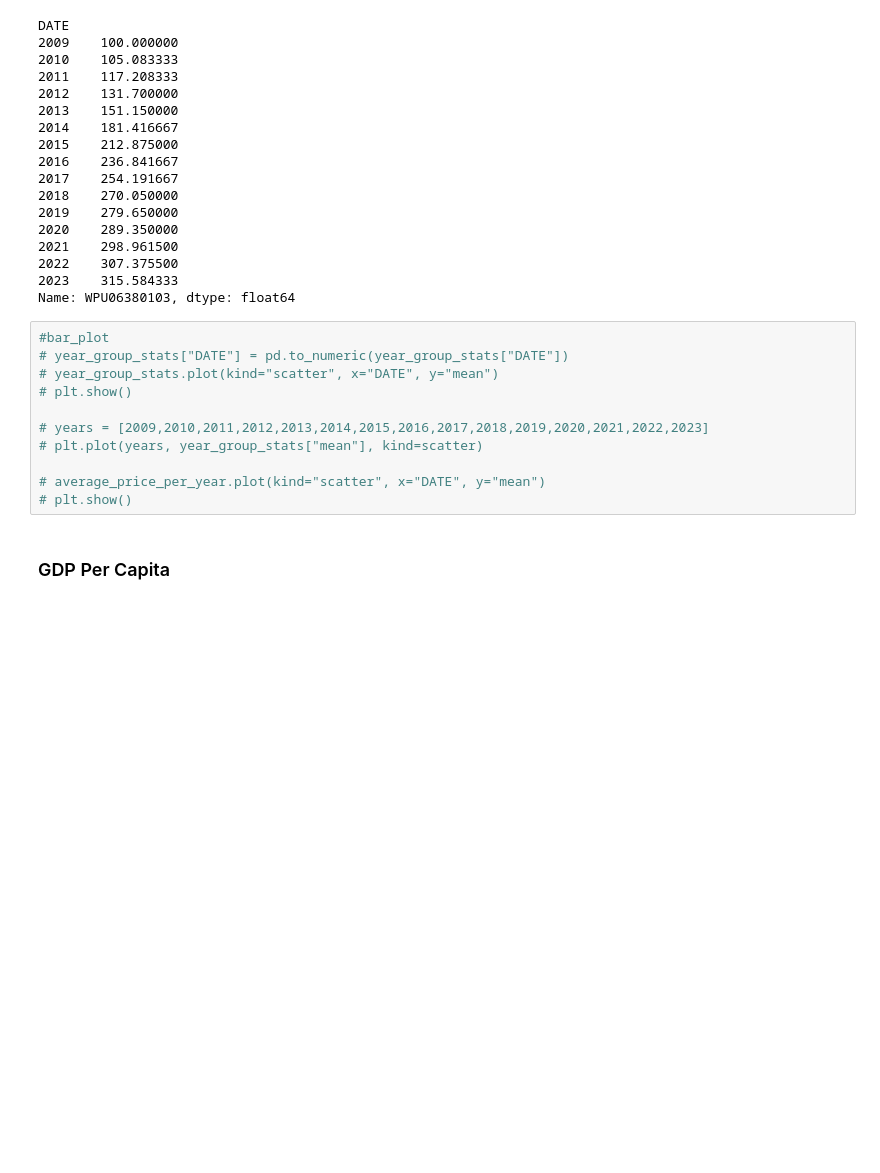
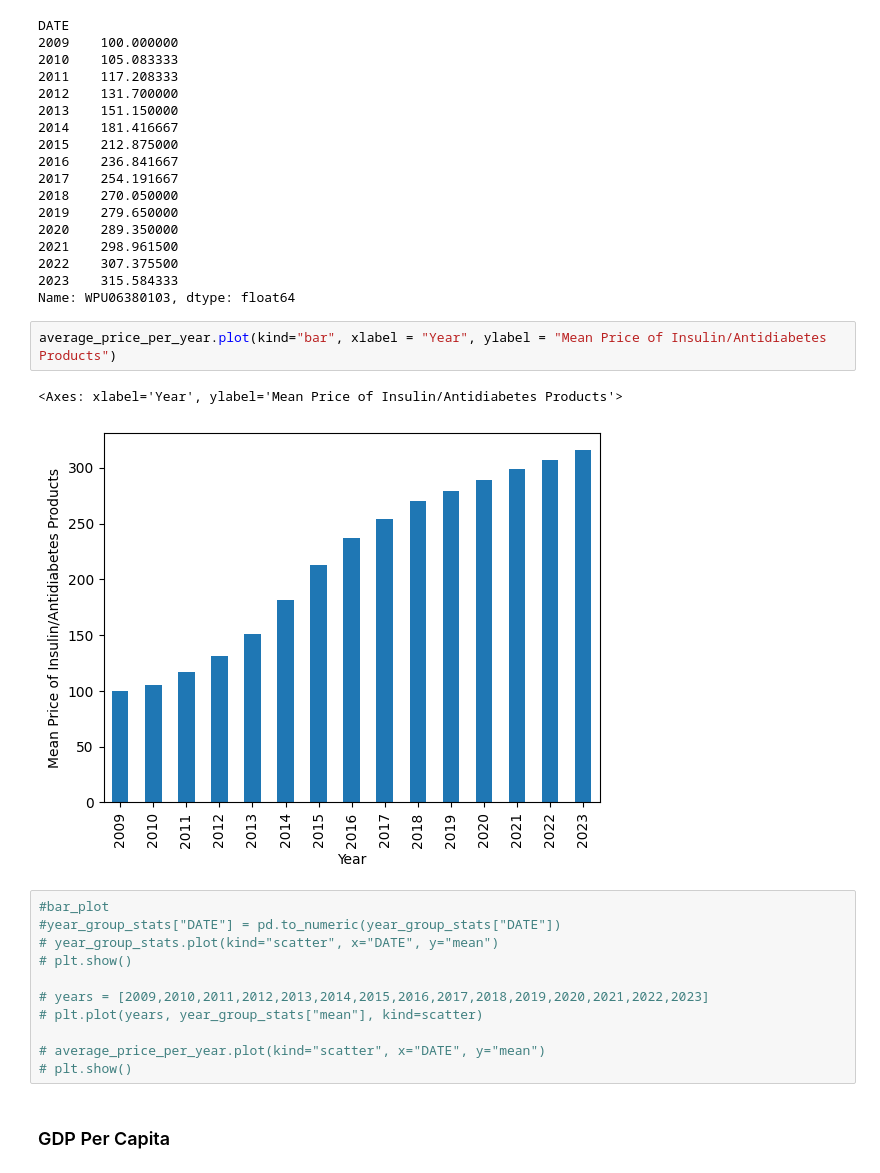
Before and after one commit to isabelmwork/Project1_Diabetes, a Jupyter notebook: Insulin Price vs. GDP.ipynb, the cells around one changed output. Saved outputs shown, nothing was run; the diff lists cells and outputs as text; blank space fills up the shorter version.

Commit message:
added bar plot

```diff
--- a/Insulin Price vs. GDP.ipynb
+++ b/Insulin Price vs. GDP.ipynb
@@ -131,9 +131,14 @@ DATE
 2022    307.375500
 2023    315.584333
 Name: WPU06380103, dtype: float64
+# %%
+average_price_per_year.plot(kind="bar", xlabel = "Year", ylabel = "Mean Price of Insulin/Antidiabetes Products")
+# %% [output]
+<Axes: xlabel='Year', ylabel='Mean Price of Insulin/Antidiabetes Products'>
+[figure, added]
 # %%
 #bar_plot
-# year_group_stats["DATE"] = pd.to_numeric(year_group_stats["DATE"])
+#year_group_stats["DATE"] = pd.to_numeric(year_group_stats["DATE"])
 # year_group_stats.plot(kind="scatter", x="DATE", y="mean")
 # plt.show()
 
```
Also changed, not shown: parts of 3 cells of this notebook.
